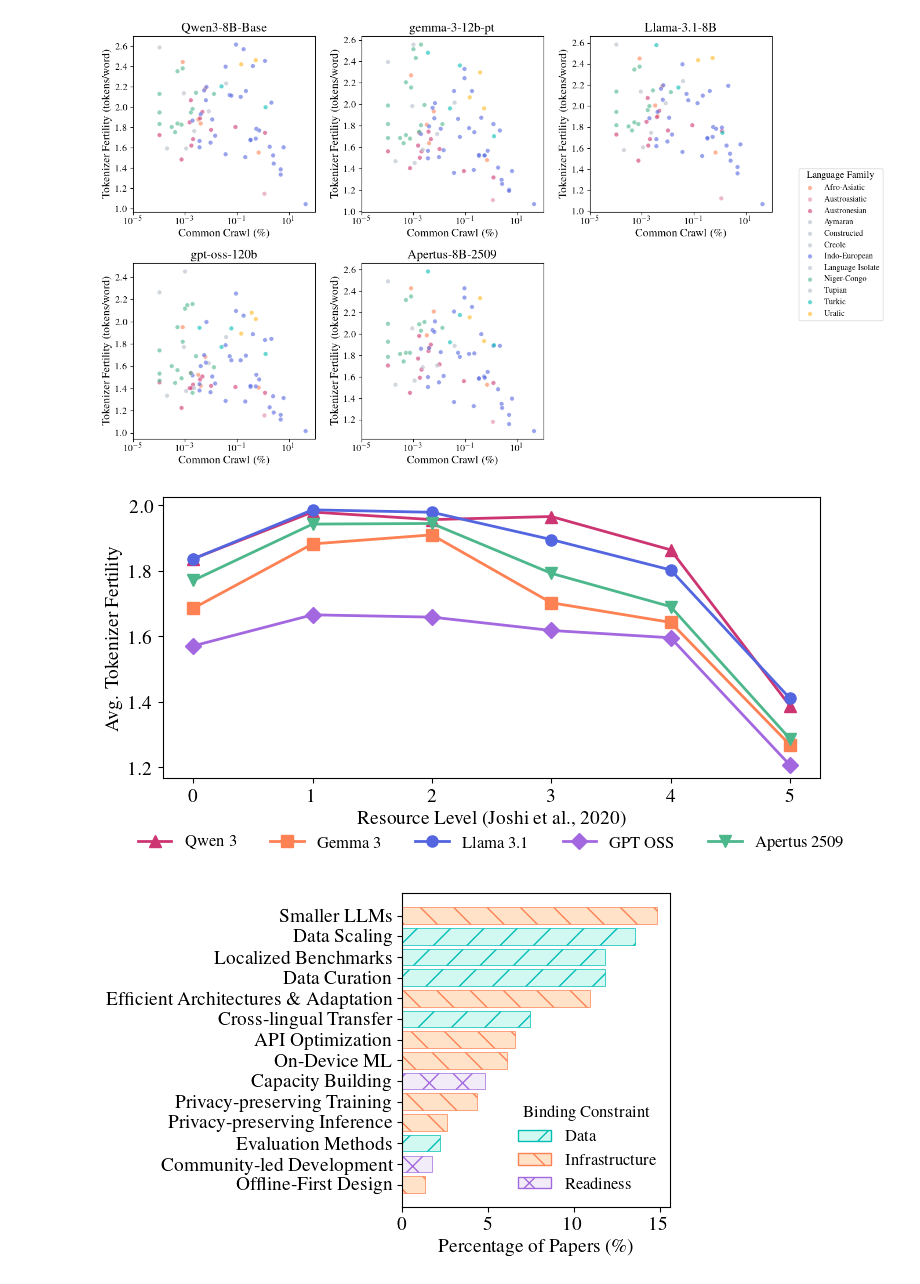
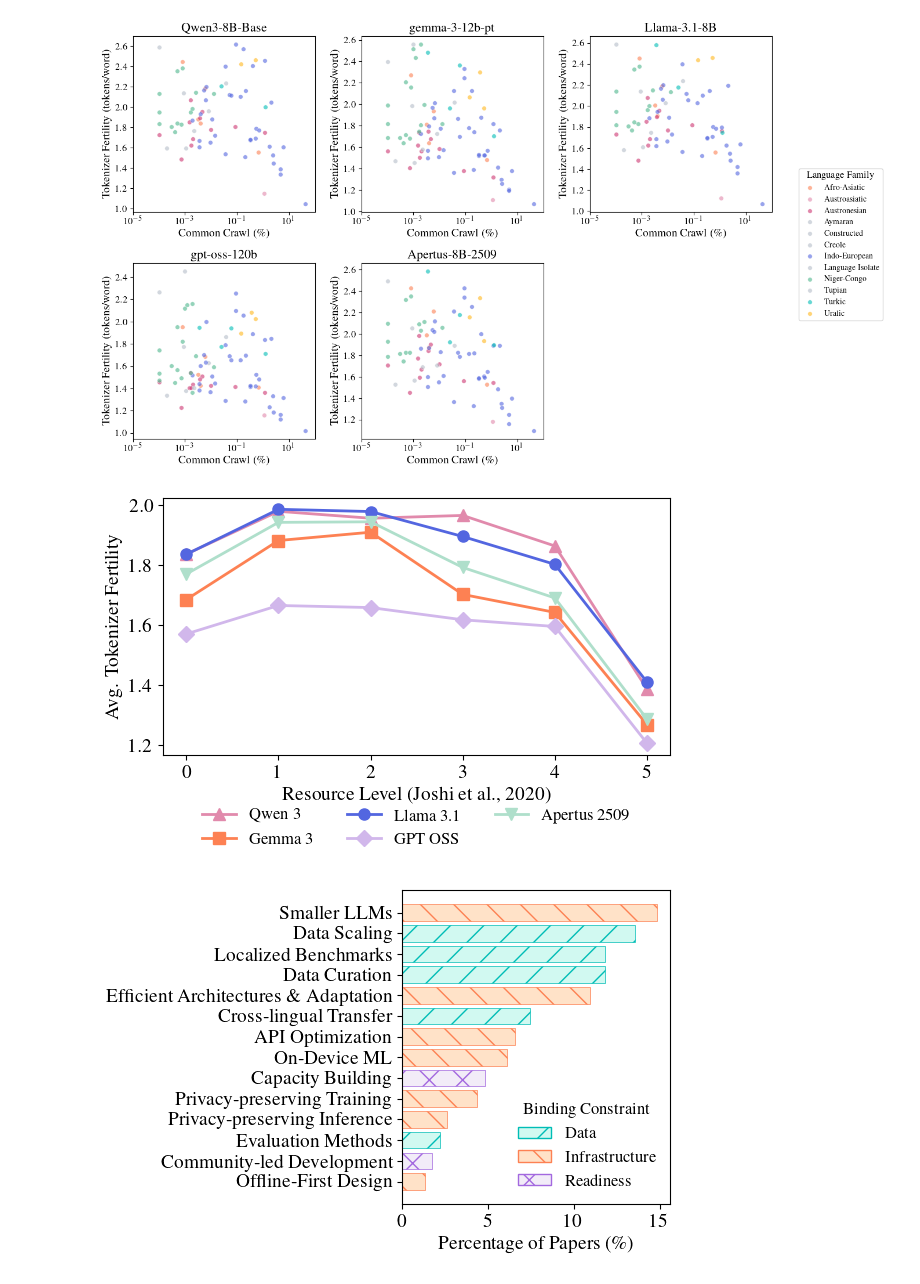
Before and after one commit to ljvmiranda921/edgeml-survey, a Jupyter notebook: notebooks/2026-02-12-figures-for-paper.ipynb, the cells around one changed output. Saved outputs shown, nothing was run; the diff lists cells and outputs as text; code cells hidden in the pictures.

```diff
--- a/notebooks/2026-02-12-figures-for-paper.ipynb
+++ b/notebooks/2026-02-12-figures-for-paper.ipynb
@@ -204,7 +204,7 @@ plt.show()
 # Compute average tpw per model and lang2tax level
 avg_fertility = merged_df.groupby(["model", "lang2tax"])["tpw"].mean().reset_index()
 
-# Create color, marker, and display name for models
+# Create color, marker, and display name for models (using pastel/warm Cambridge colors)
 model_styles = {
     "meta-llama/Llama-3.1-8B": {
         "color": CAMBRIDGE_COLORS["indigo"],
@@ -217,23 +217,23 @@ model_styles = {
         "name": "Gemma 3",
     },
     "Qwen/Qwen3-8B-Base": {
-        "color": CAMBRIDGE_COLORS["cherry"],
+        "color": CAMBRIDGE_COLORS["warm_cherry"],
         "marker": "^",
         "name": "Qwen 3",
     },
     "openai/gpt-oss-120b": {
-        "color": CAMBRIDGE_COLORS["purple"],
+        "color": CAMBRIDGE_COLORS["warm_purple"],
         "marker": "D",
         "name": "GPT OSS",
     },
     "swiss-ai/Apertus-8B-2509": {
-        "color": CAMBRIDGE_COLORS["green"],
+        "color": CAMBRIDGE_COLORS["warm_green"],
         "marker": "v",
         "name": "Apertus 2509",
     },
 }
 
-fig, ax = plt.subplots(figsize=(8, 4))
+fig, ax = plt.subplots(figsize=(6, 4))
 
 for model in sorted(avg_fertility["model"].unique()):
     model_data = avg_fertility[avg_fertility["model"] == model].sort_values("lang2tax")
@@ -242,36 +242,35 @@ for model in sorted(avg_fertility["model"].unique()):
     )
     ax.plot(
         model_data["lang2tax"],
         model_data["tpw"],
         marker=style["marker"],
         linewidth=2,
         markersize=8,
         label=style["name"],
         color=style["color"],
     )
 
 ax.set_xlabel("Resource Level (Joshi et al., 2020)")
 ax.set_ylabel("Avg. Tokenizer Fertility")
 ax.set_xticks(range(6))
 
 # Legend below x-axis, 5 columns
 ax.legend(
-    #    title="Tokenizer",
     loc="upper center",
     bbox_to_anchor=(0.5, -0.15),
-    ncol=5,
+    ncol=3,
     frameon=False,
 )
 
 fig.tight_layout()
 fig.savefig(
     OUTPUT_DIR / "tokenizer_fertility_by_resource_level.pdf",
     bbox_inches="tight",
     dpi=300,
 )
 plt.show()
 # %% [output]
-[figure, old version]
+[figure, new version]
 # %%
 # Load interventions dataset
 interventions_df = pd.read_csv(DATA_DIR / "interventions_dataset.csv")
```
